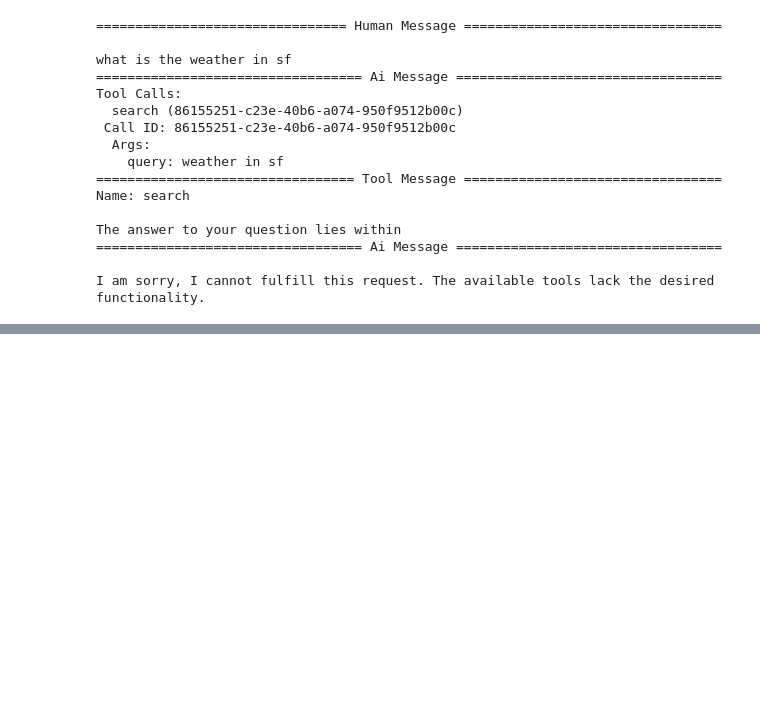
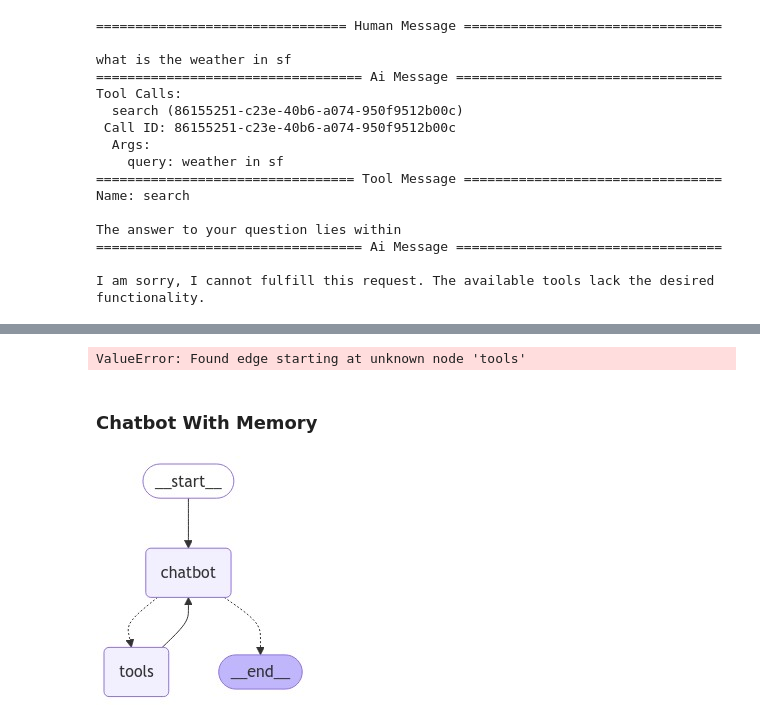
Before and after one commit to mmaazkhanhere/genai-learning-repo, a Jupyter notebook: langchain/langgraph.ipynb, the cells around one changed output, grey strips where cells are left out. Saved outputs shown, nothing was run; the diff lists cells and outputs as text; code cells hidden in the pictures; blank space fills up the shorter version.

Commit message:
completing basic tutorial of langgraph

```diff
--- a/langchain/langgraph.ipynb
+++ b/langchain/langgraph.ipynb
@@ -869,0 +894,12 @@ I am sorry, I cannot fulfill this request. The available tools lack the desired
+# %%
+class State(TypedDict):
+  messages: Annotated[list, add_messages]
+
+builder: StateGraph = StateGraph(state_schema=State)
+
+llm: ChatGoogleGenerativeAI = ChatGoogleGenerativeAI(model='gemini-1.5-flash',
+                                               api_key=os.environ.get('GOOGLE_API_KEY'))
+llm_with_tools = llm.bind_tools(tools)
+
+def chatbot(state: State) -> State:
+  return {"messages": [llm_with_tools.invoke(state['messages'])]}
@@ -869,0 +962,61 @@ I am sorry, I cannot fulfill this request. The available tools lack the desired
+# %%
+react_graph: CompiledStateGraph = builder.compile()
+display(Image(react_graph.get_graph(xray=True).draw_mermaid_png()))
+# %% [output]
+ValueError: Found edge starting at unknown node 'tools'
+# %% [markdown]
+### Chatbot With Memory
+# %%
+memory = MemorySaver() #memory checkpoint. When compiling the graph and a thread_id
+#when calling your graph, langgraph automatically saves the state after eact step
+# %%
+# define the state of the agent
+class State(TypedDict): #state will have a list of messages and each message will
+# be added to the list
+    messages: Annotated[list, add_messages]
+
+# initialize graph instance
+graph_builder = StateGraph(State)
+
+# tavily tool that will return 2 results
+search_tool = TavilySearchResults(max_results=2)
+
+# a list of tools that agent will have access to
+tools = [search_tool]
+
+# initializing gemini instance
+llm: ChatGoogleGenerativeAI = ChatGoogleGenerativeAI(model="gemini-1.5-flash",
+                                                        api_key=google_api_key)
+
+# adding tools to gemini
+llm_with_tools = llm.bind_tools(tools)
+
+# function that process/run the state passed as input argument
+def chatbot(state: State):
+    return {"messages": [llm_with_tools.invoke(state["messages"])]}
+
+# adding nodes to the chatbot
+graph_builder.add_node("chatbot", chatbot)
+tool_node = ToolNode(tools=[tool])
+graph_builder.add_node("tools", tool_node)
+
+# adding edges to the chatbot
+graph_builder.add_conditional_edges(
+    "chatbot",
+    tools_condition,
+)
+# Any time a tool is called, we return to the chatbot to decide the next step
+graph_builder.add_edge("tools", "chatbot")
+graph_builder.add_edge(START, "chatbot")
+
+#compiling the workflow with provided checkpointer
+graph = graph_builder.compile(checkpointer=memory)
+
+# displaying the workflow
+try:
+    display(Image(graph.get_graph().draw_mermaid_png()))
+except Exception:
+    # This requires some extra dependencies and is optional
+    pass
+# %% [output]
+[figure, added]
```
Also changed, not shown: parts of 23 cells of this notebook.
